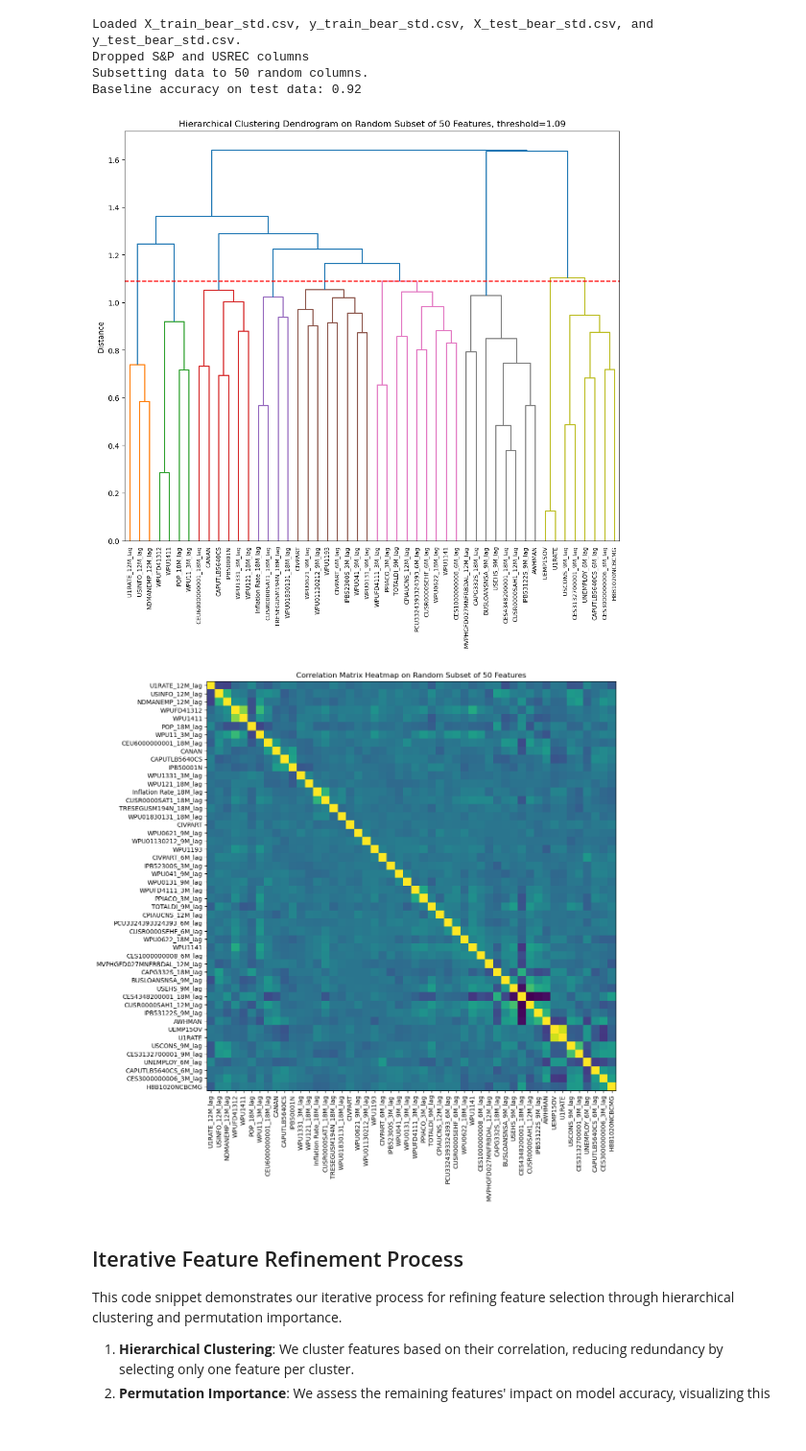
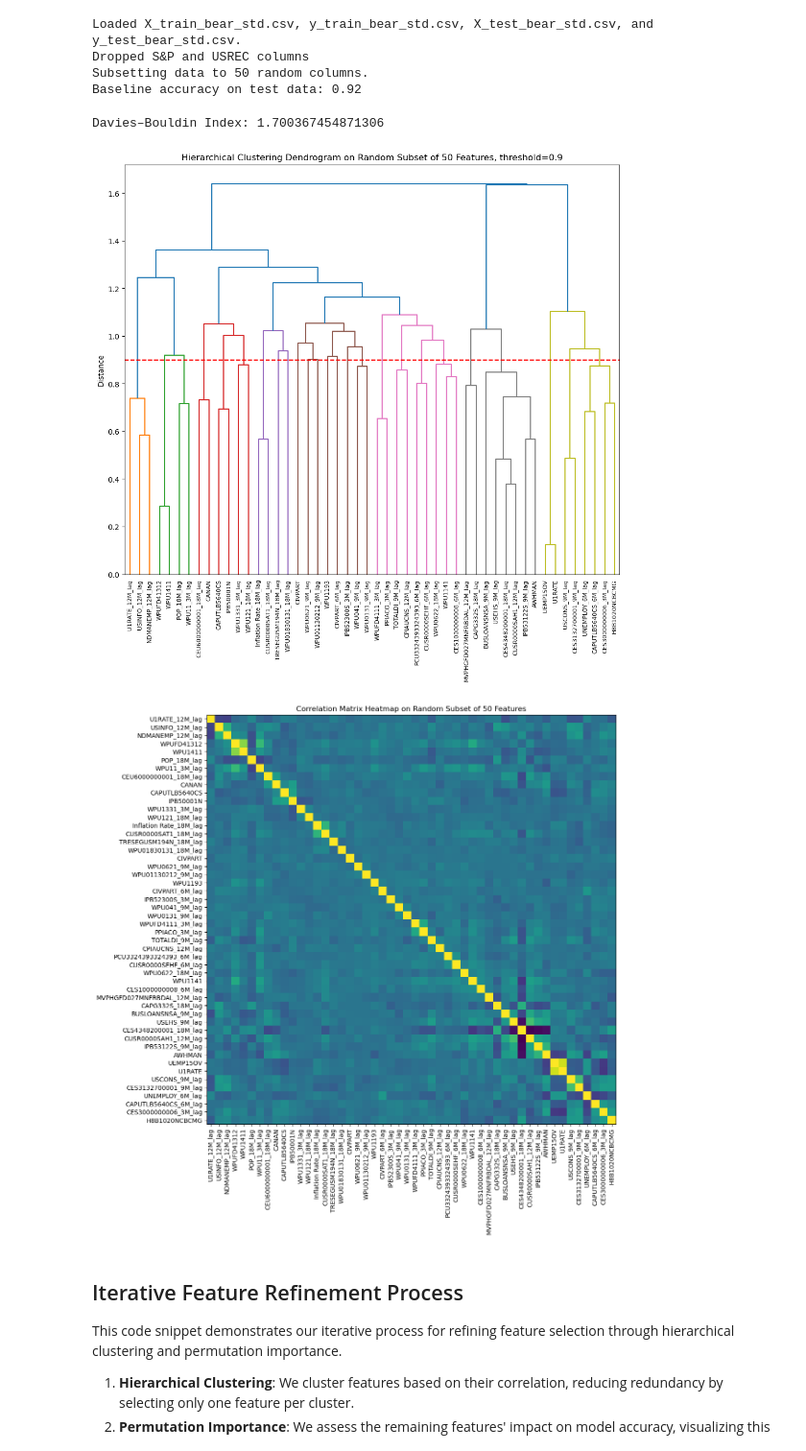
Before and after one commit to jonkerr/bug-free-palm-tree, a Jupyter notebook: permutation_importance.ipynb, the cells around one changed output. Shown: that part at 96% size. Drawn from its saved outputs; the diff is of its cells as text; code cells hidden in the pictures.

```diff
--- a/permutation_importance.ipynb
+++ b/permutation_importance.ipynb
@@ -66,7 +66,7 @@ def set_drop_columns(target):
         return drop
 
     if target == 'Regime':
-        drop = ['USREC']
+        drop = ['USREC', 'USREC_3M_lag', 'USREC_6M_lag', 'USREC_9M_lag', 'USREC_12M_lag', 'USREC_18M_lag']
         print("Dropped USREC column")
         return drop
 
@@ -115,15 +124,14 @@ def create_correlation_matrix(X):
     np.fill_diagonal(corr, 1)
     return corr
 
-def perform_hierarchical_clustering(corr):
+def perform_hierarchical_clustering(corr, method='ward'):
     distance_matrix = 1 - np.abs(corr)
-    dist_linkage = hierarchy.ward(squareform(distance_matrix))
+    dist_linkage = hierarchy.linkage(squareform(distance_matrix), method=method)
     return dist_linkage
 
 def plot_dendrogram(X, ax):
     corr = create_correlation_matrix(X)
-    distance_matrix = 1 - np.abs(corr)
-    dist_linkage = hierarchy.ward(squareform(distance_matrix))
+    dist_linkage = perform_hierarchical_clustering(corr)
     dendro = hierarchy.dendrogram(dist_linkage, labels=X.columns.to_list(), ax=ax, leaf_rotation=90)
     return dendro
 
@@ -160,24 +168,56 @@ Subsetting data to 50 random columns.
 Baseline accuracy on test data: 0.92
 # %%
 # Plot Dendrogram
-threshold =1.09
+from sklearn.metrics import davies_bouldin_score
+
+
+threshold = 0.9
 fig1, ax1 = plt.subplots(figsize=(12, 10))
+dist_linkage = perform_hierarchical_clustering(create_correlation_matrix(X))
 dendro = plot_dendrogram(X, ax1)
+# Assuming `dendro` is the result from `plot_dendrogram` that contains linkage matrix
+# Convert dendrogram/ linkage matrix into flat clusters based on the threshold
+clusters = hierarchy.fcluster(dist_linkage, t=threshold, criterion='distance')
+
+# Transpose X to treat features as samples for DBI calculation
+X_transposed = X.T
+
+# Calculate Davies–Bouldin Index
+db_index = davies_bouldin_score(X_transposed, clusters)
+
+print(f"Davies–Bouldin Index: {db_index}")
+
+
 plt.title(f'Hierarchical Clustering Dendrogram on Random Subset of {n} Features, threshold={threshold}')
 # plt.title(f'Hierarchical Clustering Dendrogram on All Features, threshold={threshold}')
 ax1.set_ylabel('Distance')
 # horizontal line at y=threshold
 ax1.axhline(y=threshold, color='r', linestyle='--')
 plt.show()
 
 # Plot Heatmap
-fig2, ax2 = plt.subplots(figsize=(14, 12))
+fig2, ax2 = plt.subplots(figsize=(22, 12))
 corr = create_correlation_matrix(X)
 plot_heatmap(corr, dendro, ax2)
 plt.title(f'Correlation Matrix Heatmap on Random Subset of {n} Features')
 plt.show()
+# ward
+# threshold=1.09 # Davies–Bouldin Index: 3.4522
+# threshold=2 # Davies–Bouldin Index: 3.9264
+# threshold=1.5 # Davies–Bouldin Index: 3.4059
+# 1.49, #Davies–Bouldin Index: 3.4014829917233382
+# 1.487 Davies–Bouldin Index: 3.401447313077474
+# average
+# .1 Davies–Bouldin Index: 1.3199189399000935
+# .2 Davies–Bouldin Index: 1.6758297764854881
+# .15 Davies–Bouldin Index: 1.3476055503540585
+# .12 Davies–Bouldin Index: 1.3195973286242964
+# .08 Davies–Bouldin Index: 1.053793870939737
+# .05 Davies–Bouldin Index: 1.052769600923777
+# .025 Davies–Bouldin Index: 0.7708733762639212
 # %% [output]
+Davies–Bouldin Index: 1.700367454871306
-[figure, old version]
+[figure, new version]
 [figure]
 # %% [markdown]
 ## Iterative Feature Refinement Process
```
Also changed, not shown: parts of 13 cells of this notebook, 6 other files.
